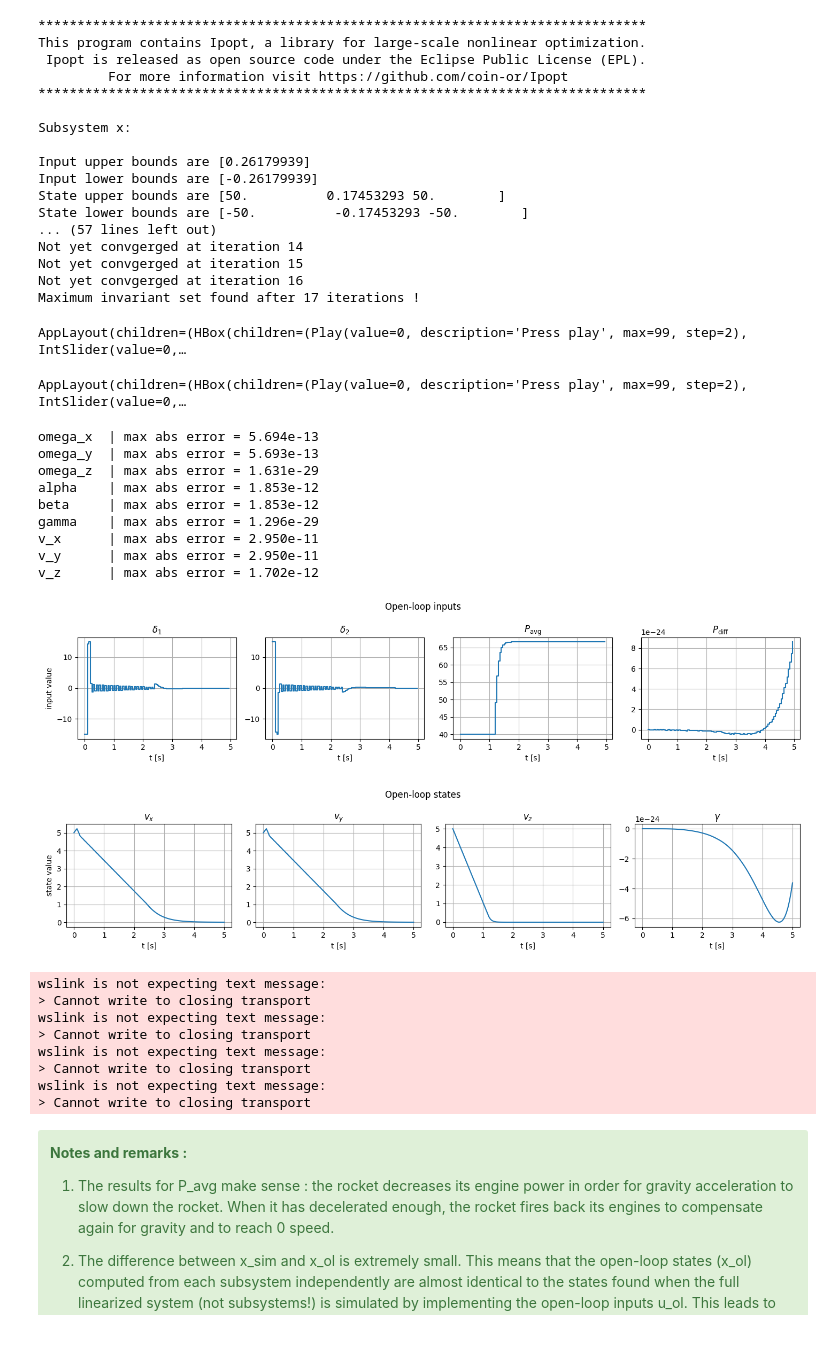
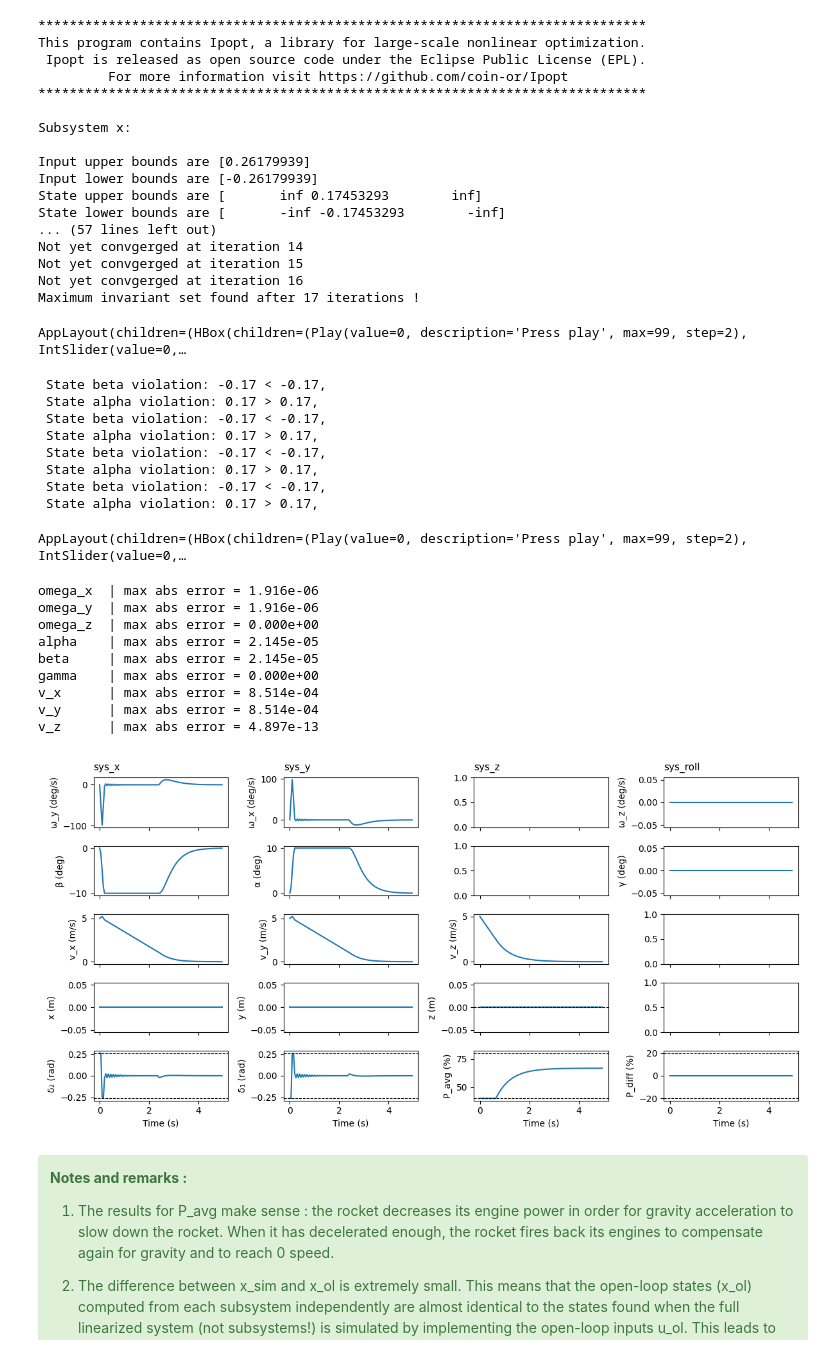
Before and after one commit to VincentEllenrieder/MPC-project-groupBS, a Jupyter notebook: project/Deliverable_3_1/Deliverable_3_1.ipynb, the cells around one changed output. Saved outputs shown, nothing was run; the diff lists cells and outputs as text; code cells hidden in the pictures.

```diff
--- a/project/Deliverable_3_1/Deliverable_3_1.ipynb
+++ b/project/Deliverable_3_1/Deliverable_3_1.ipynb
@@ -78,60 +80,65 @@ err = x_ol[:9, :N_cmp] - X_sim[:9, :N_cmp]
 # Maximum absolute error per state
 err_max = np.max(np.abs(err), axis=1)
 
 state_names = [
     "omega_x", "omega_y", "omega_z",
     "alpha", "beta", "gamma",
     "v_x", "v_y", "v_z"
 ]
 
 for name, e in zip(state_names, err_max):
     print(f"{name:8s} | max abs error = {e:.3e}")
 
 # Plotting the open-loop trajectories
-mpc.plot_trajectories(
-    t_ol,
-    x_ol,
-    u_ol,
-)
+# mpc.plot_trajectories(
+#     t_ol,
+#     x_ol,
+#     u_ol,
+# )
+
+T = t_ol[:-1]
+X = x_ol[:, :-1]
+U = u_ol
+
+plot_static_states_inputs(T, X, U)
 # %% [output]
 ******************************************************************************
 This program contains Ipopt, a library for large-scale nonlinear optimization.
  Ipopt is released as open source code under the Eclipse Public License (EPL).
          For more information visit https://github.com/coin-or/Ipopt
 ******************************************************************************
 
 Subsystem x:
 
 Input upper bounds are [0.26179939]
 Input lower bounds are [-0.26179939]
-State upper bounds are [50.          0.17453293 50.        ]
-State lower bounds are [-50.          -0.17453293 -50.        ]
+State upper bounds are [       inf 0.17453293        inf]
+State lower bounds are [       -inf -0.17453293        -inf]
 ... (57 lines left out)
 Not yet convgerged at iteration 14
 Not yet convgerged at iteration 15
 Not yet convgerged at iteration 16
 Maximum invariant set found after 17 iterations !
 AppLayout(children=(HBox(children=(Play(value=0, description='Press play', max=99, step=2), IntSlider(value=0,…
-AppLayout(children=(HBox(children=(Play(value=0, description='Press play', max=99, step=2), IntSlider(value=0,…
+ State beta violation: -0.17 < -0.17,
+ State alpha violation: 0.17 > 0.17,
+ State beta violation: -0.17 < -0.17,
+ State alpha violation: 0.17 > 0.17,
+ State beta violation: -0.17 < -0.17,
+ State alpha violation: 0.17 > 0.17,
+ State beta violation: -0.17 < -0.17,
+ State alpha violation: 0.17 > 0.17,
-omega_x  | max abs error = 5.694e-13
-omega_y  | max abs error = 5.693e-13
-omega_z  | max abs error = 1.631e-29
-alpha    | max abs error = 1.853e-12
-beta     | max abs error = 1.853e-12
-gamma    | max abs error = 1.296e-29
-v_x      | max abs error = 2.950e-11
-v_y      | max abs error = 2.950e-11
-v_z      | max abs error = 1.702e-12
+AppLayout(children=(HBox(children=(Play(value=0, description='Press play', max=99, step=2), IntSlider(value=0,…
+omega_x  | max abs error = 1.916e-06
+omega_y  | max abs error = 1.916e-06
+omega_z  | max abs error = 0.000e+00
+alpha    | max abs error = 2.145e-05
+beta     | max abs error = 2.145e-05
+gamma    | max abs error = 0.000e+00
+v_x      | max abs error = 8.514e-04
+v_y      | max abs error = 8.514e-04
+v_z      | max abs error = 4.897e-13
-[figure, old version]
+[figure, new version]
-[figure, removed]
-wslink is not expecting text message:
-> Cannot write to closing transport
-wslink is not expecting text message:
-> Cannot write to closing transport
-wslink is not expecting text message:
-> Cannot write to closing transport
-wslink is not expecting text message:
-> Cannot write to closing transport
 # %% [markdown]
 <div class="alert alert-block alert-success">
 
```
Also changed, not shown: parts of 5 cells of this notebook, 3 other files.
